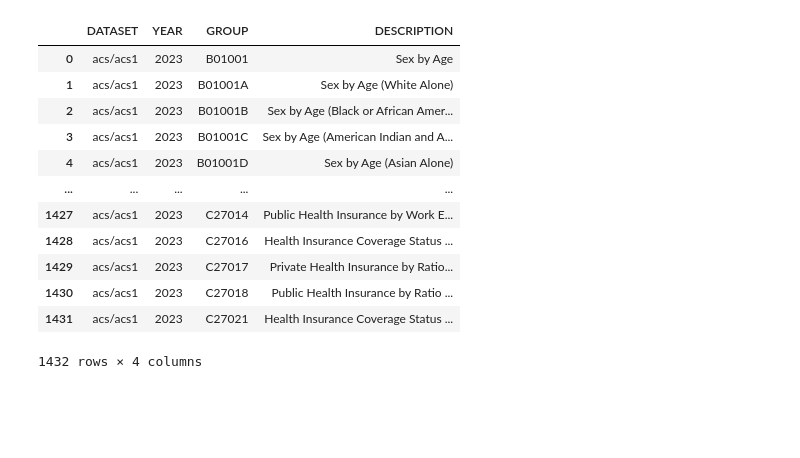
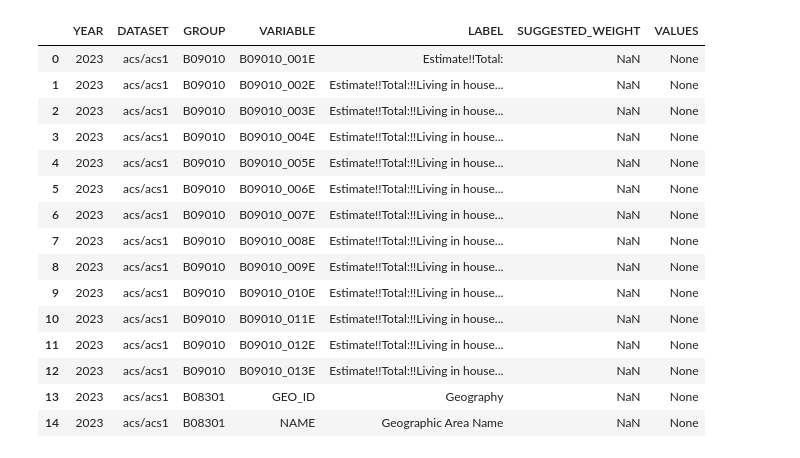
Before and after one commit to scottpham/NICAR25-CensusDIS-how-to, a Jupyter notebook: completed_notebooks/2_finding_tables.ipynb, the cells around one changed output. Cells and saved outputs as stored; diff of their text form; code cells hidden in the pictures; blank space fills up the shorter version.

```diff
--- a/completed_notebooks/2_finding_tables.ipynb
+++ b/completed_notebooks/2_finding_tables.ipynb
@@ -52,18 +63,30 @@ df_datasets.query("DATASET.str.contains('acs', case=False)").head()
+# %%
+# our table of interest: public assistance
+table = "B09010"
 # %%
 # grab a list of all the available groups
-acs_groups = ced.variables.all_groups('acs/acs1', 2023)
+acs_groups = ced.variables.all_variables(
+    'acs/acs1',
+    2023,
+    group_name=table
+)
+
+# output is thorough but not very readable
 acs_groups
 # %% [output]
-|  | DATASET | YEAR | GROUP | DESCRIPTION |
-| 0 | acs/acs1 | 2023 | B01001 | Sex by Age |
-| 1 | acs/acs1 | 2023 | B01001A | Sex by Age (White Alone) |
-| 2 | acs/acs1 | 2023 | B01001B | Sex by Age (Black or African Amer... |
-| 3 | acs/acs1 | 2023 | B01001C | Sex by Age (American Indian and A... |
-| 4 | acs/acs1 | 2023 | B01001D | Sex by Age (Asian Alone) |
-| ... | ... | ... | ... | ... |
-| 1427 | acs/acs1 | 2023 | C27014 | Public Health Insurance by Work E... |
-| 1428 | acs/acs1 | 2023 | C27016 | Health Insurance Coverage Status ... |
-| 1429 | acs/acs1 | 2023 | C27017 | Private Health Insurance by Ratio... |
-| 1430 | acs/acs1 | 2023 | C27018 | Public Health Insurance by Ratio ... |
-| 1431 | acs/acs1 | 2023 | C27021 | Health Insurance Coverage Status ... |
+|  | YEAR | DATASET | GROUP | VARIABLE | LABEL | SUGGESTED_WEIGHT | VALUES |
+| 0 | 2023 | acs/acs1 | B09010 | B09010_001E | Estimate!!Total: | NaN | None |
+| 1 | 2023 | acs/acs1 | B09010 | B09010_002E | Estimate!!Total:!!Living in house... | NaN | None |
+| 2 | 2023 | acs/acs1 | B09010 | B09010_003E | Estimate!!Total:!!Living in house... | NaN | None |
+| 3 | 2023 | acs/acs1 | B09010 | B09010_004E | Estimate!!Total:!!Living in house... | NaN | None |
+| 4 | 2023 | acs/acs1 | B09010 | B09010_005E | Estimate!!Total:!!Living in house... | NaN | None |
+| 5 | 2023 | acs/acs1 | B09010 | B09010_006E | Estimate!!Total:!!Living in house... | NaN | None |
+| 6 | 2023 | acs/acs1 | B09010 | B09010_007E | Estimate!!Total:!!Living in house... | NaN | None |
+| 7 | 2023 | acs/acs1 | B09010 | B09010_008E | Estimate!!Total:!!Living in house... | NaN | None |
+| 8 | 2023 | acs/acs1 | B09010 | B09010_009E | Estimate!!Total:!!Living in house... | NaN | None |
+| 9 | 2023 | acs/acs1 | B09010 | B09010_010E | Estimate!!Total:!!Living in house... | NaN | None |
+| 10 | 2023 | acs/acs1 | B09010 | B09010_011E | Estimate!!Total:!!Living in house... | NaN | None |
+| 11 | 2023 | acs/acs1 | B09010 | B09010_012E | Estimate!!Total:!!Living in house... | NaN | None |
+| 12 | 2023 | acs/acs1 | B09010 | B09010_013E | Estimate!!Total:!!Living in house... | NaN | None |
+| 13 | 2023 | acs/acs1 | B08301 | GEO_ID | Geography | NaN | None |
+| 14 | 2023 | acs/acs1 | B08301 | NAME | Geographic Area Name | NaN | None |
-1432 rows × 4 columns
```
Also changed, not shown: parts of 23 cells of this notebook, 2 other files.
